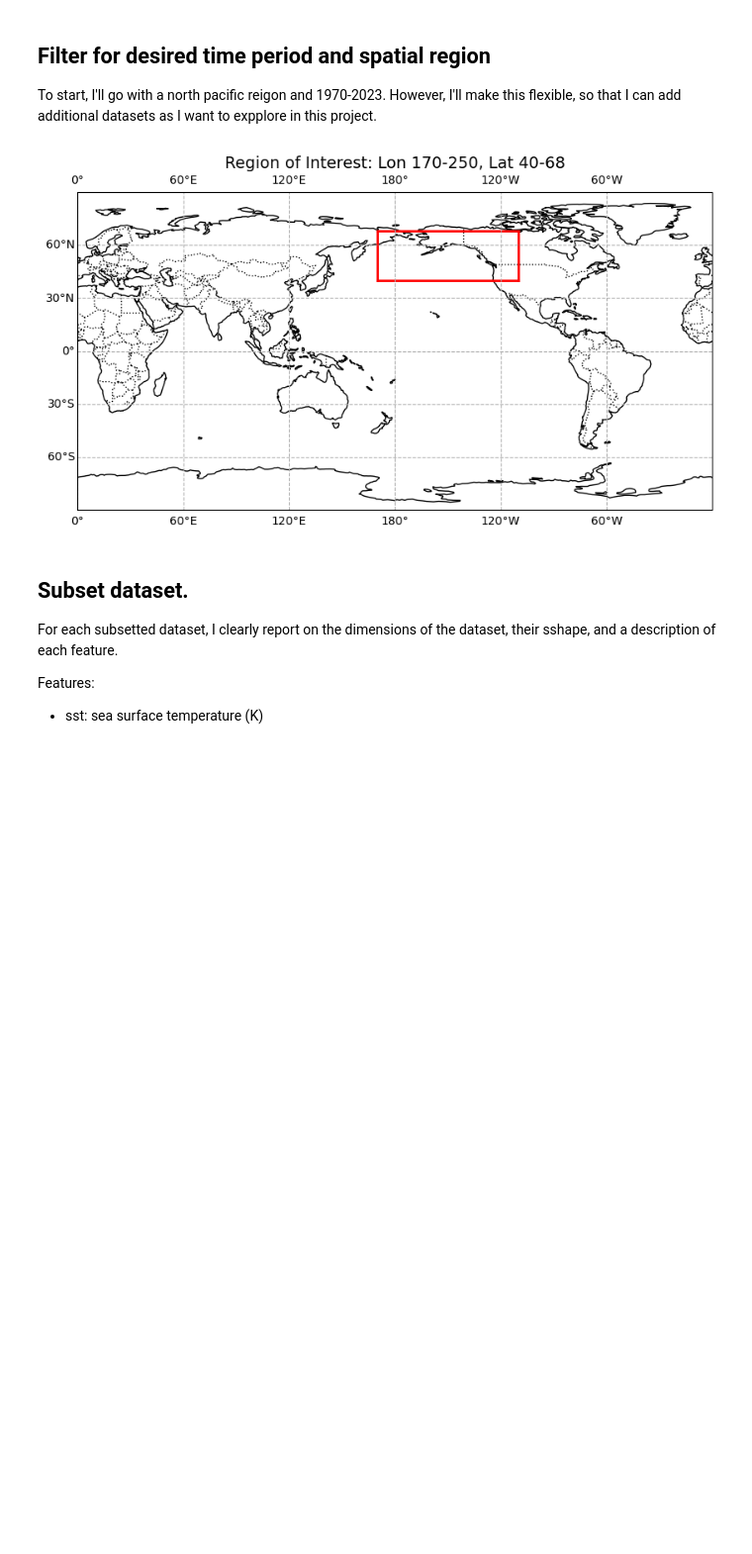
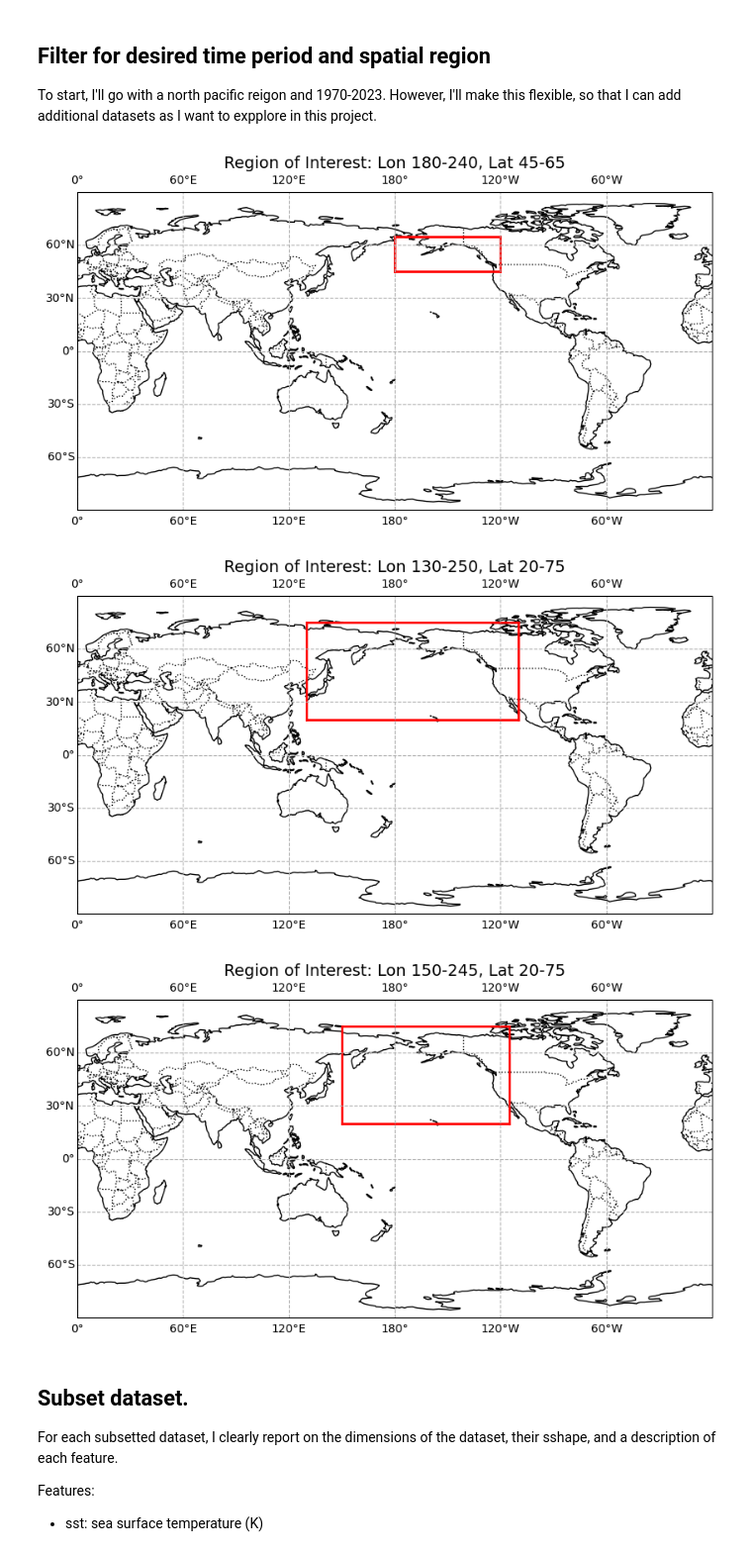
Before and after one commit to liamkirkpatrick/ess469_final, a Jupyter notebook: notebooks-part1/Prepare_AI_Ready_Data.ipynb, the cells around one changed output. Shown: that part at 99% size. Cells and saved outputs as stored; diff of their text form; code cells hidden in the pictures; blank space fills up the shorter version.

```diff
--- a/notebooks-part1/Prepare_AI_Ready_Data.ipynb
+++ b/notebooks-part1/Prepare_AI_Ready_Data.ipynb
@@ -93,30 +93,32 @@ for v in vars:
 To start, I'll go with a north pacific reigon and 1970-2023. However, I'll make this flexible, so that I can add additional datasets as I want to expplore in this project.
 # %%
 # Set desired reigon and time periods (can list as many as we want)
-coords = [[170,250,40,68]]
-times = [['1970-01-01','1970-01-01']]
+coords = [[180,240,45,65],[130,250,20,75],[150,245,20,75]]
+times = [['1970-01-01','2023-12-31']]  # Ensure the time range is valid
 
 for c in coords:
 
     fig, ax = plt.subplots(figsize=(10, 5), subplot_kw={'projection': ccrs.PlateCarree(central_longitude=180)})
     ax.add_feature(cfeature.COASTLINE)
     ax.add_feature(cfeature.BORDERS, linestyle=':')
     ax.set_extent([0, 360, -90, 90], crs=ccrs.PlateCarree())
 
     # Add a red box for the specified region
     ax.plot([c[0], c[1]], [c[2], c[2]], color='red', linewidth=2, transform=ccrs.PlateCarree())
     ax.plot([c[0], c[1]], [c[3], c[3]], color='red', linewidth=2, transform=ccrs.PlateCarree())
     ax.plot([c[0], c[0]], [c[2], c[3]], color='red', linewidth=2, transform=ccrs.PlateCarree())
     ax.plot([c[1], c[1]], [c[2], c[3]], color='red', linewidth=2, transform=ccrs.PlateCarree())
 
     # add lat/lon gridlines
     gl = ax.gridlines(crs=ccrs.PlateCarree(), draw_labels=True, linestyle='--')
 
     ax.set_title(f'Region of Interest: Lon {c[0]}-{c[1]}, Lat {c[2]}-{c[3]}', fontsize=14)
 
     plt.show()
 # %% [output]
-[figure, old version]
+[figure, new version]
+[figure, added]
+[figure, added]
 # %% [markdown]
 ## Subset dataset.
 
```
Also changed, not shown: parts of 1 cell of this notebook, 5 other files.
